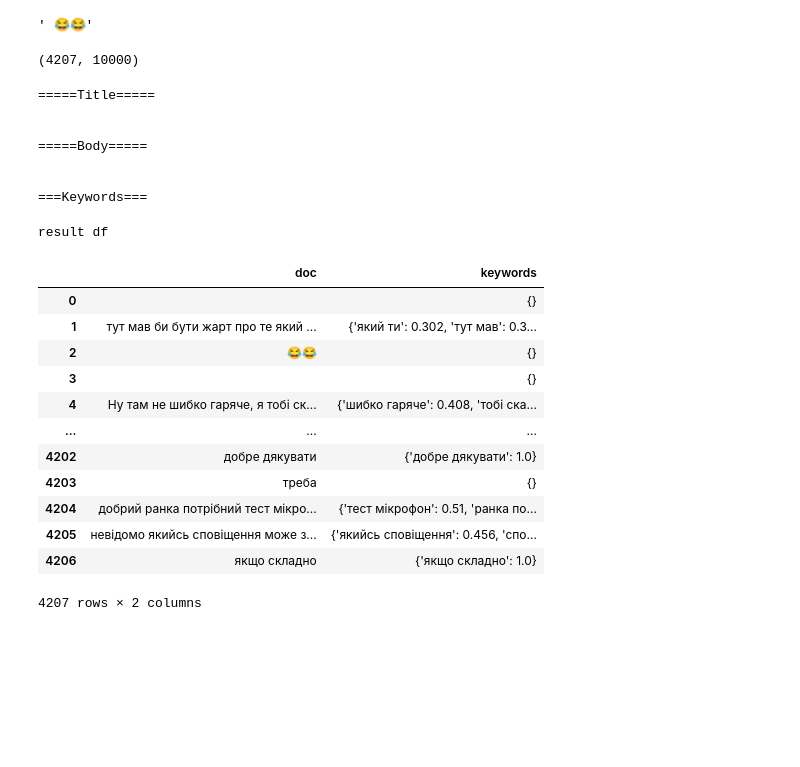
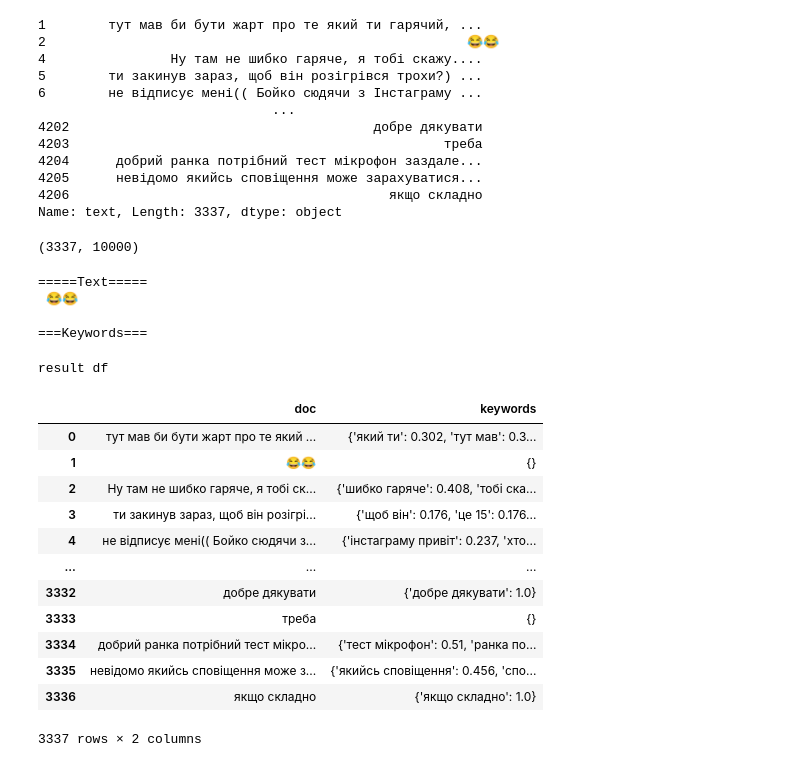
Before and after one commit to denysgerasymuk799/Dialogs-To-Value, a Jupyter notebook: 4_dialogs_tf_idf.ipynb, the cells around one changed output. Saved outputs shown, nothing was run; the diff lists cells and outputs as text; code cells hidden in the pictures; blank space fills up the shorter version.

```diff
--- a/4_dialogs_tf_idf.ipynb
+++ b/4_dialogs_tf_idf.ipynb
@@ -35,15 +36,12 @@ for index, row in data.iterrows():
         n_subdialog += 1
         general_n_subdialogs += 1
         if n_subdialog != 1:
-            dialog_dict["body"] = dialog_text
+            dialog_dict["text"] = dialog_text
             data_for_df.append(dialog_dict)
 
         dialog_dict = {}
         dialog_text = ''
-        # TODO: "body" delete from tf_idf
-        # TODO: "title" delete from tf_idf
         dialog_dict["dialog_id"] = general_n_subdialogs
-        dialog_dict["title"] = ""
 
     if not pd.isnull(row.preprocessed_message):
         dialog_text += " " + row.preprocessed_message
@@ -80,9 +65,8 @@ df_idf
 # %%
 
-df_idf.dropna(subset = ["title"], inplace=True)
-df_idf.dropna(subset = ["body"], inplace=True)
-
-df_idf['text'] = df_idf['title'] + df_idf['body']
+# df_idf.dropna(subset = ["title"], inplace=True)
+df_idf['text'].replace('', np.nan, inplace=True)
+df_idf.dropna(subset = ["text"], inplace=True)
 
 # if you have untransformed_data so uncomment it !!!!!!!!!!!!!
 # if lang == "ua":
@@ -93,7 +77,18 @@ df_idf['text'] = df_idf['title'] + df_idf['body']
 #show the first 'text'
 df_idf['text'][2]
 # %% [output]
-' 😂😂'
+1        тут мав би бути жарт про те який ти гарячий, ...
+2                                                      😂😂
+4                Ну там не шибко гаряче, я тобі скажу....
+5        ти закинув зараз, щоб він розігрівся трохи?) ...
+6        не відписує мені(( Бойко сюдячи з Інстаграму ...
+                              ...
+4202                                       добре дякувати
+4203                                                треба
+4204      добрий ранка потрібний тест мікрофон заздале...
+4205      невідомо якийсь сповіщення може зарахуватися...
+4206                                         якщо складно
+Name: text, Length: 3337, dtype: object
 # %%
 from sklearn.feature_extraction.text import CountVectorizer
 import re
@@ -128,17 +123,15 @@ cv=CountVectorizer(max_df=0.85,stop_words=stopwords,max_features=10000, ngram_ra
 word_count_vector=cv.fit_transform(docs)
 word_count_vector.shape
 # %% [output]
-(4207, 10000)
+(3337, 10000)
 # %%
 from sklearn.feature_extraction.text import TfidfTransformer
 
 tfidf_transformer=TfidfTransformer(smooth_idf=True,use_idf=True)
 tfidf_transformer.fit(word_count_vector)
 
-# get test docs into a list
-docs_test=df_idf['text'].tolist()
-docs_title=df_idf['title'].tolist()
-docs_body=df_idf['body'].tolist()
+# get text docs into a list
+docs_text=df_idf['text'].tolist()
 # %%
 def sort_coo(coo_matrix):
     tuples = zip(coo_matrix.col, coo_matrix.data)
@@ -171,7 +164,7 @@ def extract_topn_from_vector(feature_names, sorted_items, topn=10):
 feature_names=cv.get_feature_names()
 
 # get the document that we want to extract keywords from
-doc=docs_test[0]
+doc=docs_text[1]
 
 #generate tf-idf for the given document
 tf_idf_vector=tfidf_transformer.transform(cv.transform([doc]))
@@ -183,19 +176,14 @@ sorted_items=sort_coo(tf_idf_vector.tocoo())
 keywords=extract_topn_from_vector(feature_names,sorted_items,10)
 
 # now print the results
-print("\n=====Title=====")
-print(docs_title[0])
-print("\n=====Body=====")
-print(docs_body[0])
+print("\n=====Text=====")
+print(docs_text[1])
 print("\n===Keywords===")
 for k in keywords:
     print(k,keywords[k])
 # %% [output]
-=====Title=====
-
-
-=====Body=====
-
+=====Text=====
+ 😂😂
 
 ===Keywords===
 # %%
@@ -223,44 +209,42 @@ def print_results(idx,keywords):
     for k in keywords:
         print(k,keywords[k])
 # %%
-#generate tf-idf for all documents in your list. docs_test has 500 documents
-tf_idf_vector=tfidf_transformer.transform(cv.transform(docs_test))
+#generate tf-idf for all documents in your list. docs_text has 500 documents
+tf_idf_vector=tfidf_transformer.transform(cv.transform(docs_text))
 
 results=[]
 for i in range(tf_idf_vector.shape[0]):
 
     # get vector for a single document
     curr_vector=tf_idf_vector[i]
 
     #sort the tf-idf vector by descending order of scores
     sorted_items=sort_coo(curr_vector.tocoo())
 
     #extract only the top n; n here is 10
     keywords=extract_topn_from_vector(feature_names,sorted_items,10)
 
-
     results.append(keywords)
 
 df=pd.DataFrame(zip(docs,results),columns=['doc','keywords'])
 for result in results:
     result2 = {k: v for k, v in sorted(result.items(), key=lambda item: item[1], reverse=True)}
-    # print(result2)
 
 df.to_csv(path_to_save_result, index=False)
 print("result df")
 df
 # %% [output]
 result df
 |  | doc | keywords |
-| 0 |  | {} |
-| 1 | тут мав би бути жарт про те який ... | {'який ти': 0.302, 'тут мав': 0.3... |
-| 2 | 😂😂 | {} |
-| 3 |  | {} |
-| 4 | Ну там не шибко гаряче, я тобі ск... | {'шибко гаряче': 0.408, 'тобі ска... |
+| 0 | тут мав би бути жарт про те який ... | {'який ти': 0.302, 'тут мав': 0.3... |
+| 1 | 😂😂 | {} |
+| 2 | Ну там не шибко гаряче, я тобі ск... | {'шибко гаряче': 0.408, 'тобі ска... |
+| 3 | ти закинув зараз, щоб він розігрі... | {'щоб він': 0.176, 'це 15': 0.176... |
+| 4 | не відписує мені(( Бойко сюдячи з... | {'інстаграму привіт': 0.237, 'хто... |
 | ... | ... | ... |
-| 4202 | добре дякувати | {'добре дякувати': 1.0} |
-| 4203 | треба | {} |
-| 4204 | добрий ранка потрібний тест мікро... | {'тест мікрофон': 0.51, 'ранка по... |
-| 4205 | невідомо якийсь сповіщення може з... | {'якийсь сповіщення': 0.456, 'спо... |
-| 4206 | якщо складно | {'якщо складно': 1.0} |
+| 3332 | добре дякувати | {'добре дякувати': 1.0} |
+| 3333 | треба | {} |
+| 3334 | добрий ранка потрібний тест мікро... | {'тест мікрофон': 0.51, 'ранка по... |
+| 3335 | невідомо якийсь сповіщення може з... | {'якийсь сповіщення': 0.456, 'спо... |
+| 3336 | якщо складно | {'якщо складно': 1.0} |
-4207 rows × 2 columns
+3337 rows × 2 columns
```
Also changed, not shown: parts of 4 cells of this notebook, 1 other file.
